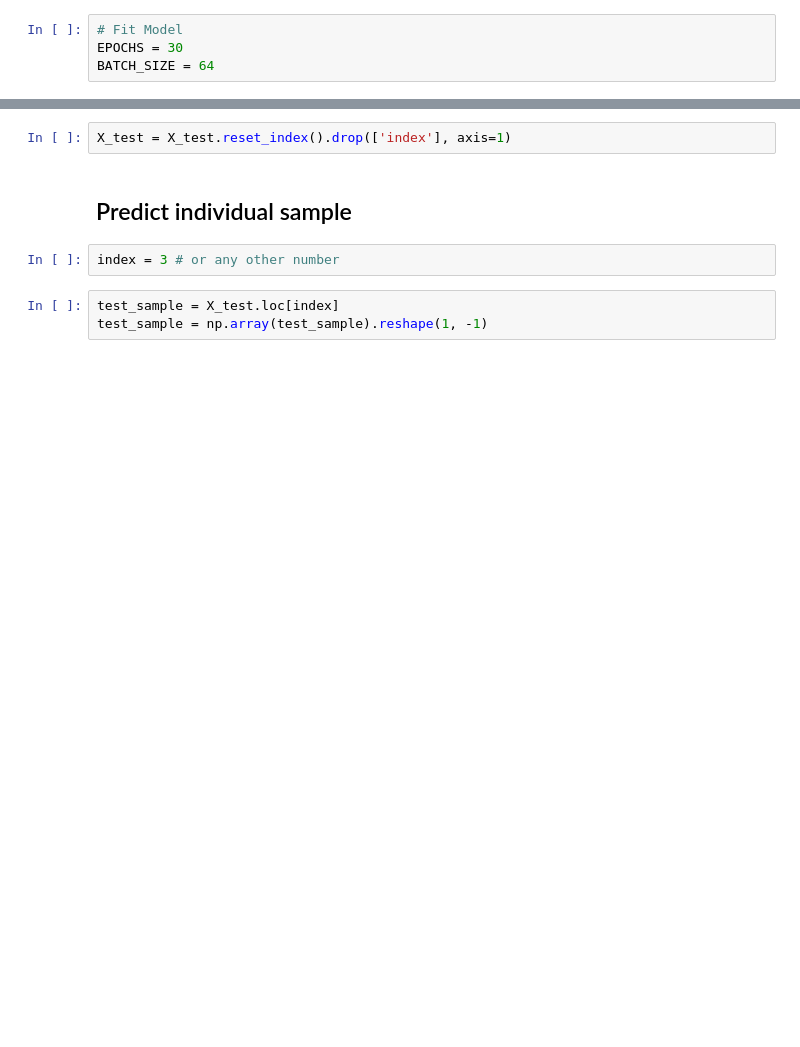
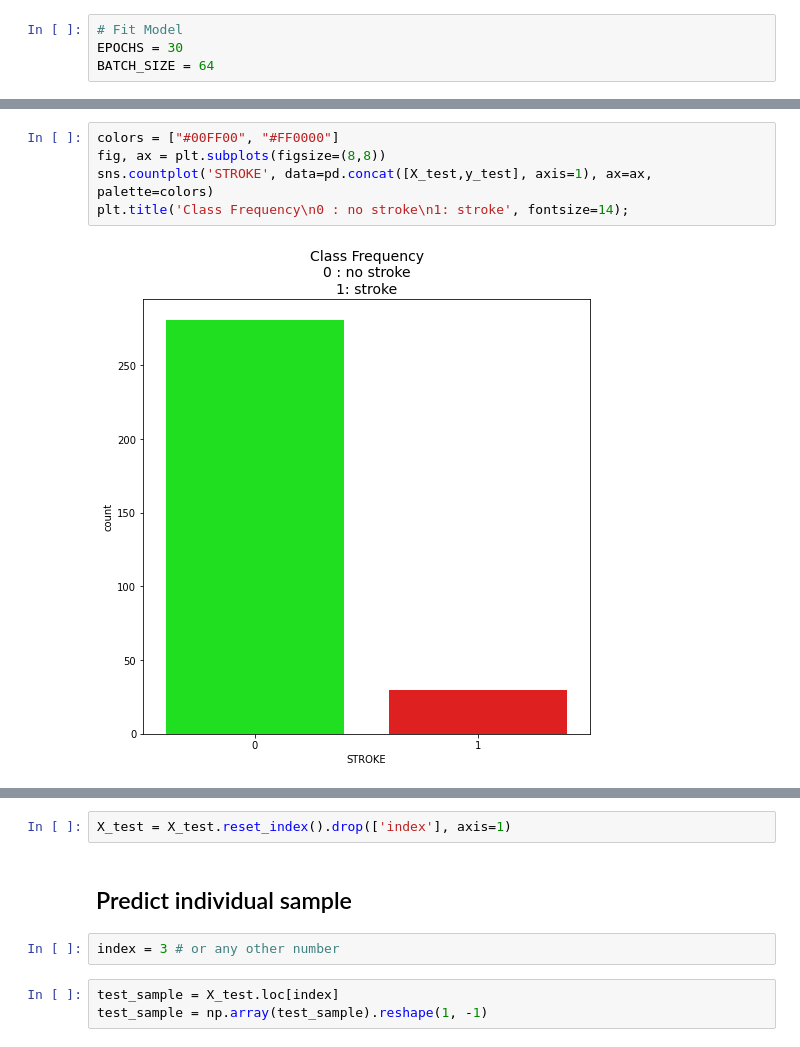
Before and after one commit to grathyaaaa/model-stroke, a Jupyter notebook: stroke-model.ipynb, the cells around one changed output, grey strips where cells are left out. Drawn from its saved outputs; the diff is of its cells as text; blank space fills up the shorter version.

```diff
--- a/stroke-model.ipynb
+++ b/stroke-model.ipynb
@@ -158,0 +213,7 @@ Epoch 30/30
+# %%
+colors = ["#00FF00", "#FF0000"]
+fig, ax = plt.subplots(figsize=(8,8))
+sns.countplot('STROKE', data=pd.concat([X_test,y_test], axis=1), ax=ax, palette=colors)
+plt.title('Class Frequency\n0 : no stroke\n1: stroke', fontsize=14);
+# %% [output]
+[figure, added]
```
Also changed, not shown: parts of 26 cells of this notebook.
